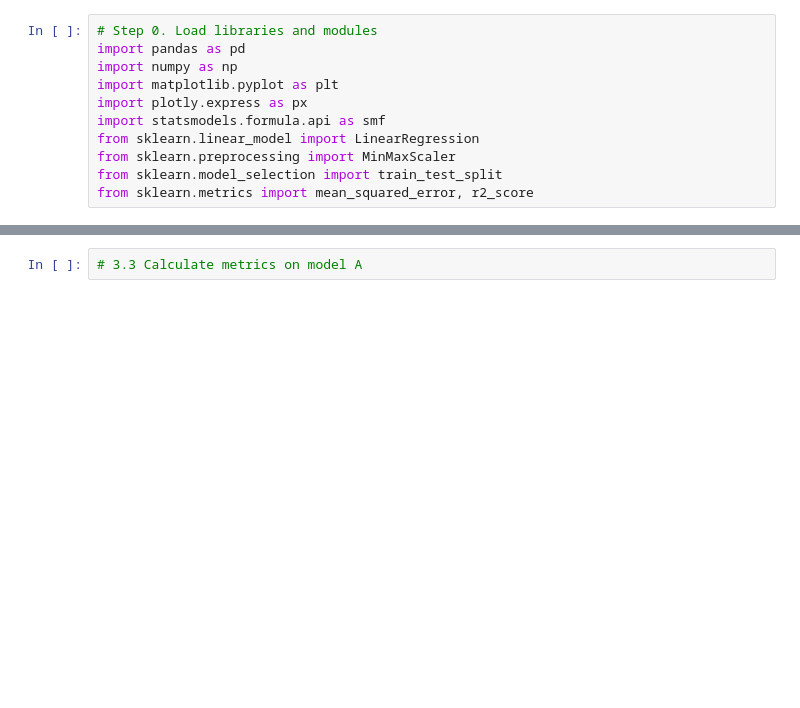
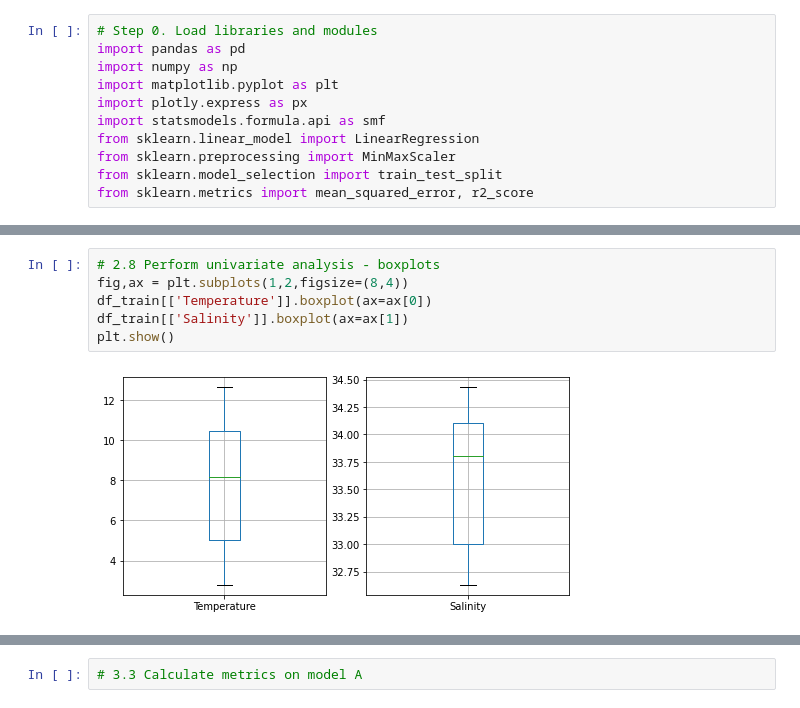
Before and after one commit to xalejandrow/4geeks-oceanography-example, a Jupyter notebook: src/Sample_Steps.ipynb, the cells around one changed output, grey strips where cells are left out. Cells and saved outputs as stored; diff of their text form; blank space fills up the shorter version.

```diff
--- a/src/Sample_Steps.ipynb
+++ b/src/Sample_Steps.ipynb
@@ -61,0 +124,8 @@ df_raw = pd.read_csv('data/raw/calcofi_reduced.csv')
+# %%
+# 2.8 Perform univariate analysis - boxplots
+fig,ax = plt.subplots(1,2,figsize=(8,4))
+df_train[['Temperature']].boxplot(ax=ax[0])
+df_train[['Salinity']].boxplot(ax=ax[1])
+plt.show()
+# %% [output]
+[figure, added]
```
Also changed, not shown: parts of 42 cells of this notebook.
